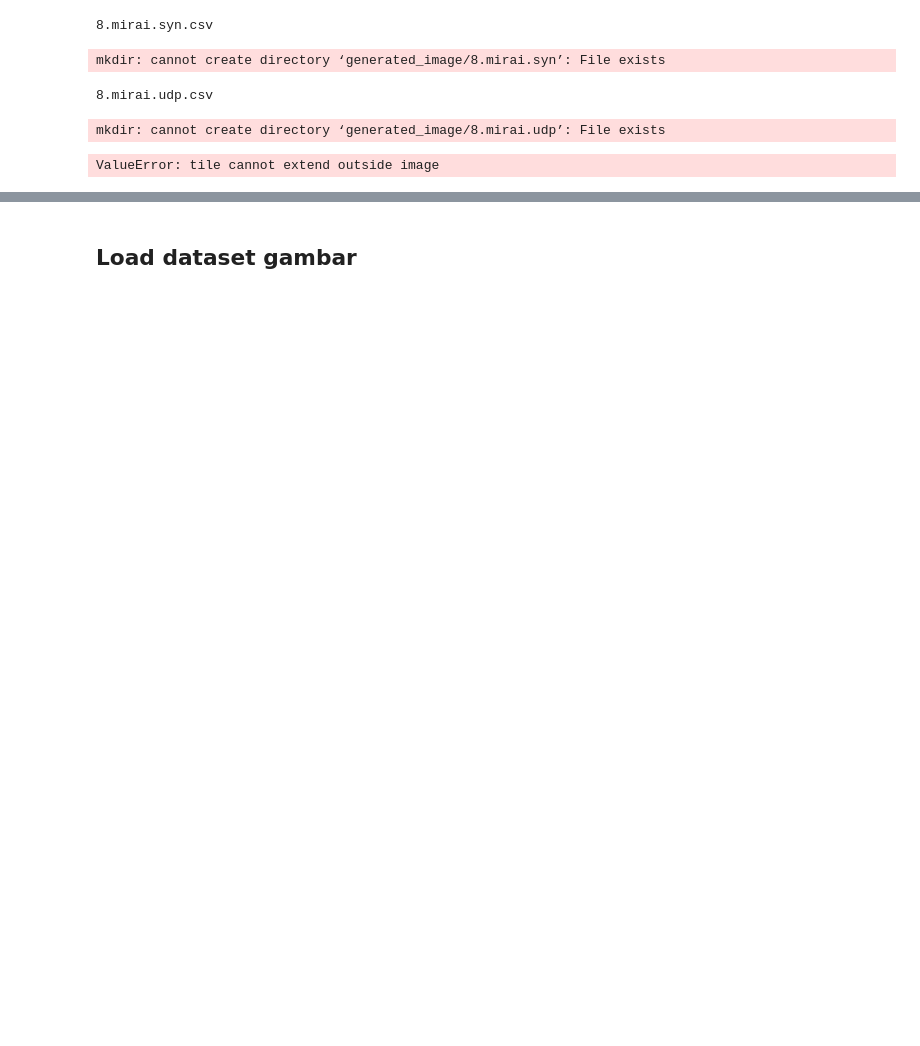
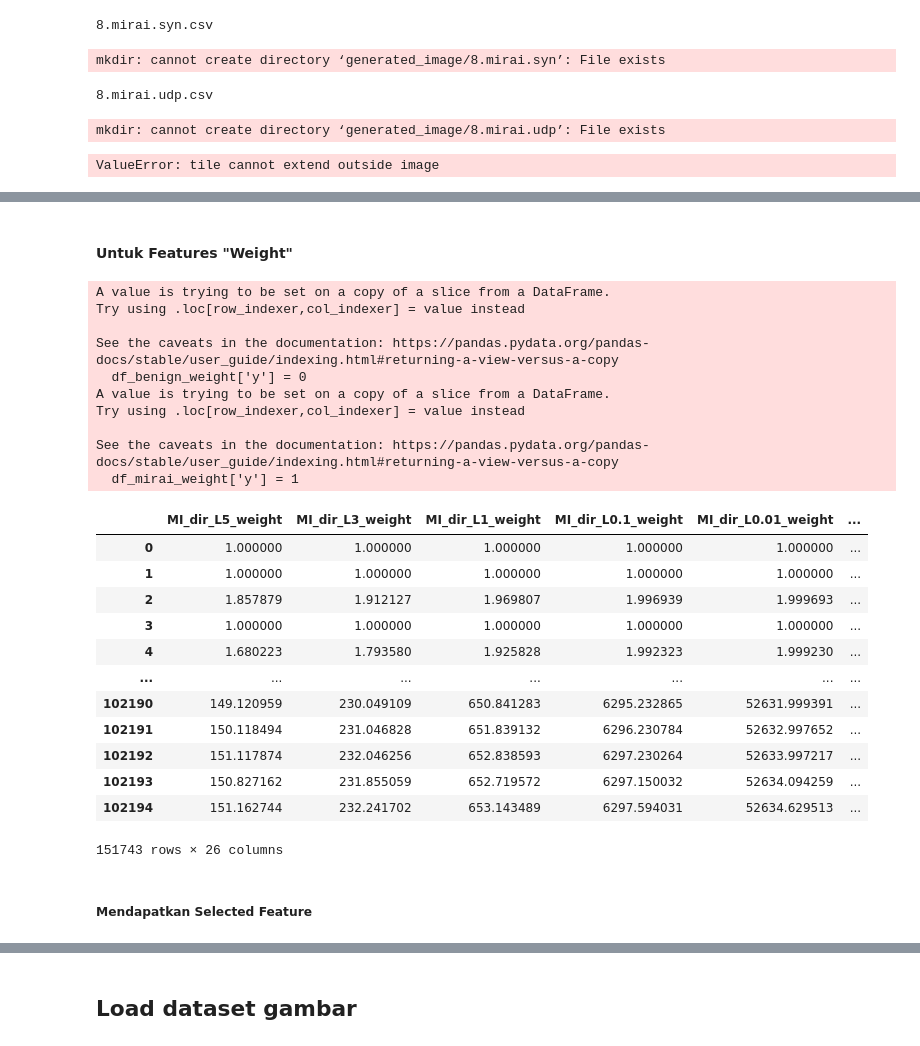
Before and after one commit to TaufiqOdhi/botnet-image-processing, a Jupyter notebook: main.ipynb, the cells around one changed output, grey strips where cells are left out. Saved outputs shown, nothing was run; the diff lists cells and outputs as text; code cells hidden in the pictures; blank space fills up the shorter version.

Commit message:
add feature selection done include dicoba untuk train

```diff
--- a/main.ipynb
+++ b/main.ipynb
@@ -340,0 +339,2 @@ list_dir[:-4]
+# %% [markdown]
+#### Untuk Features "Weight"
@@ -340,0 +343,38 @@ list_dir[:-4]
+# %%
+df_benign = pd.read_csv(f'{base_dataset_dir}/{benign_file_name}')
+df_benign_weight = df_benign[df_benign.columns[df_benign.columns.str.contains('weight')].to_list()]
+df_benign_weight['y'] = 0
+
+
+df_mirai = pd.read_csv(f'{base_dataset_dir}/{mirai_file_name}')
+df_mirai_weight = df_mirai[df_mirai.columns[df_mirai.columns.str.contains('weight')].to_list()]
+df_mirai_weight['y'] = 1
+
+df_all_weight = pd.concat([df_benign_weight, df_mirai_weight])
+df_all_weight
+# %% [output]
+A value is trying to be set on a copy of a slice from a DataFrame.
+Try using .loc[row_indexer,col_indexer] = value instead
+
+See the caveats in the documentation: https://pandas.pydata.org/pandas-docs/stable/user_guide/indexing.html#returning-a-view-versus-a-copy
+  df_benign_weight['y'] = 0
+A value is trying to be set on a copy of a slice from a DataFrame.
+Try using .loc[row_indexer,col_indexer] = value instead
+
+See the caveats in the documentation: https://pandas.pydata.org/pandas-docs/stable/user_guide/indexing.html#returning-a-view-versus-a-copy
+  df_mirai_weight['y'] = 1
+|  | MI_dir_L5_weight | MI_dir_L3_weight | MI_dir_L1_weight | MI_dir_L0.1_weight | MI_dir_L0.01_weight | ... |
+| 0 | 1.000000 | 1.000000 | 1.000000 | 1.000000 | 1.000000 | ... |
+| 1 | 1.000000 | 1.000000 | 1.000000 | 1.000000 | 1.000000 | ... |
+| 2 | 1.857879 | 1.912127 | 1.969807 | 1.996939 | 1.999693 | ... |
+| 3 | 1.000000 | 1.000000 | 1.000000 | 1.000000 | 1.000000 | ... |
+| 4 | 1.680223 | 1.793580 | 1.925828 | 1.992323 | 1.999230 | ... |
+| ... | ... | ... | ... | ... | ... | ... |
+| 102190 | 149.120959 | 230.049109 | 650.841283 | 6295.232865 | 52631.999391 | ... |
+| 102191 | 150.118494 | 231.046828 | 651.839132 | 6296.230784 | 52632.997652 | ... |
+| 102192 | 151.117874 | 232.046256 | 652.838593 | 6297.230264 | 52633.997217 | ... |
+| 102193 | 150.827162 | 231.855059 | 652.719572 | 6297.150032 | 52634.094259 | ... |
+| 102194 | 151.162744 | 232.241702 | 653.143489 | 6297.594031 | 52634.629513 | ... |
+151743 rows × 26 columns
+# %% [markdown]
+##### Mendapatkan Selected Feature
```
Also changed, not shown: parts of 38 cells of this notebook.
